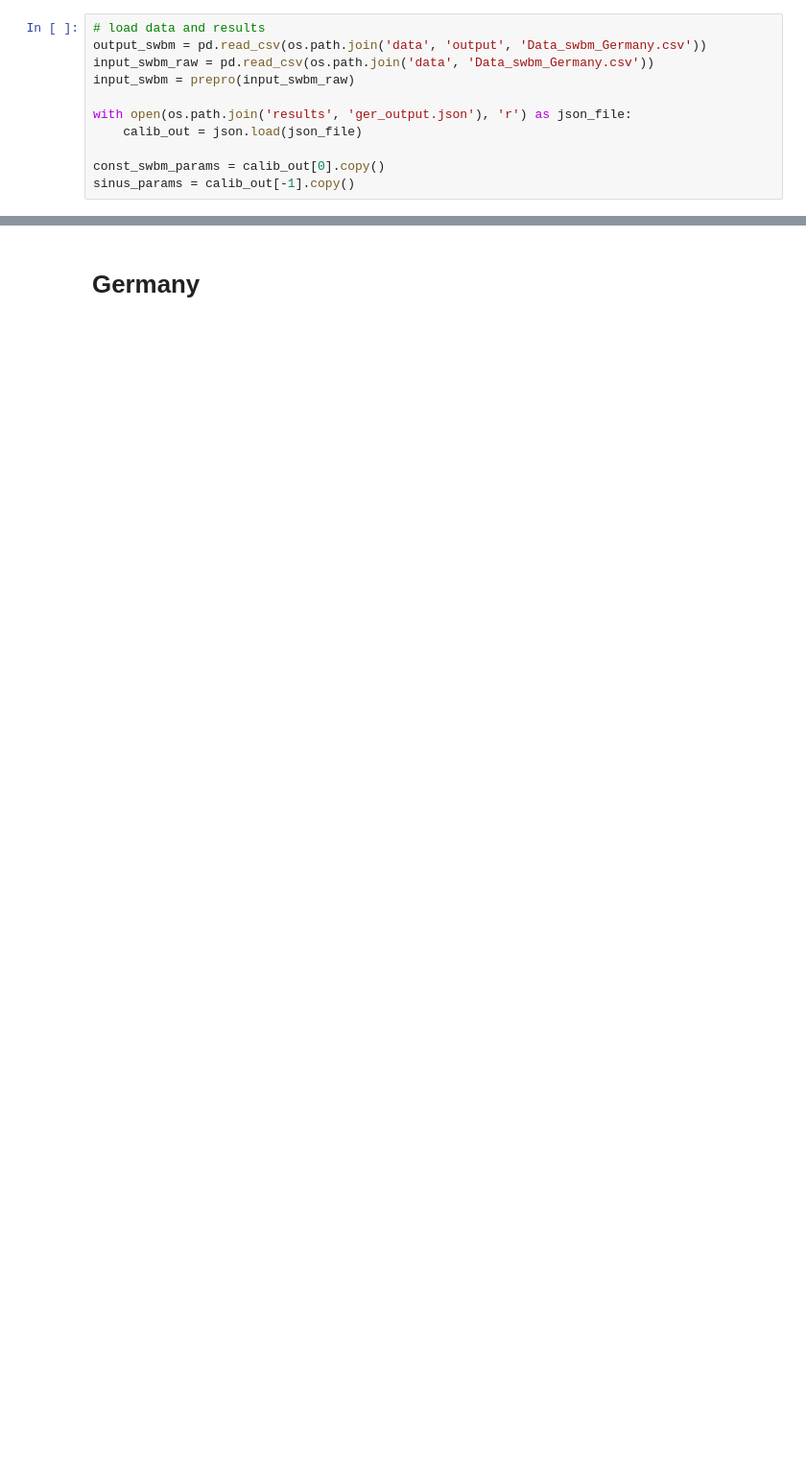
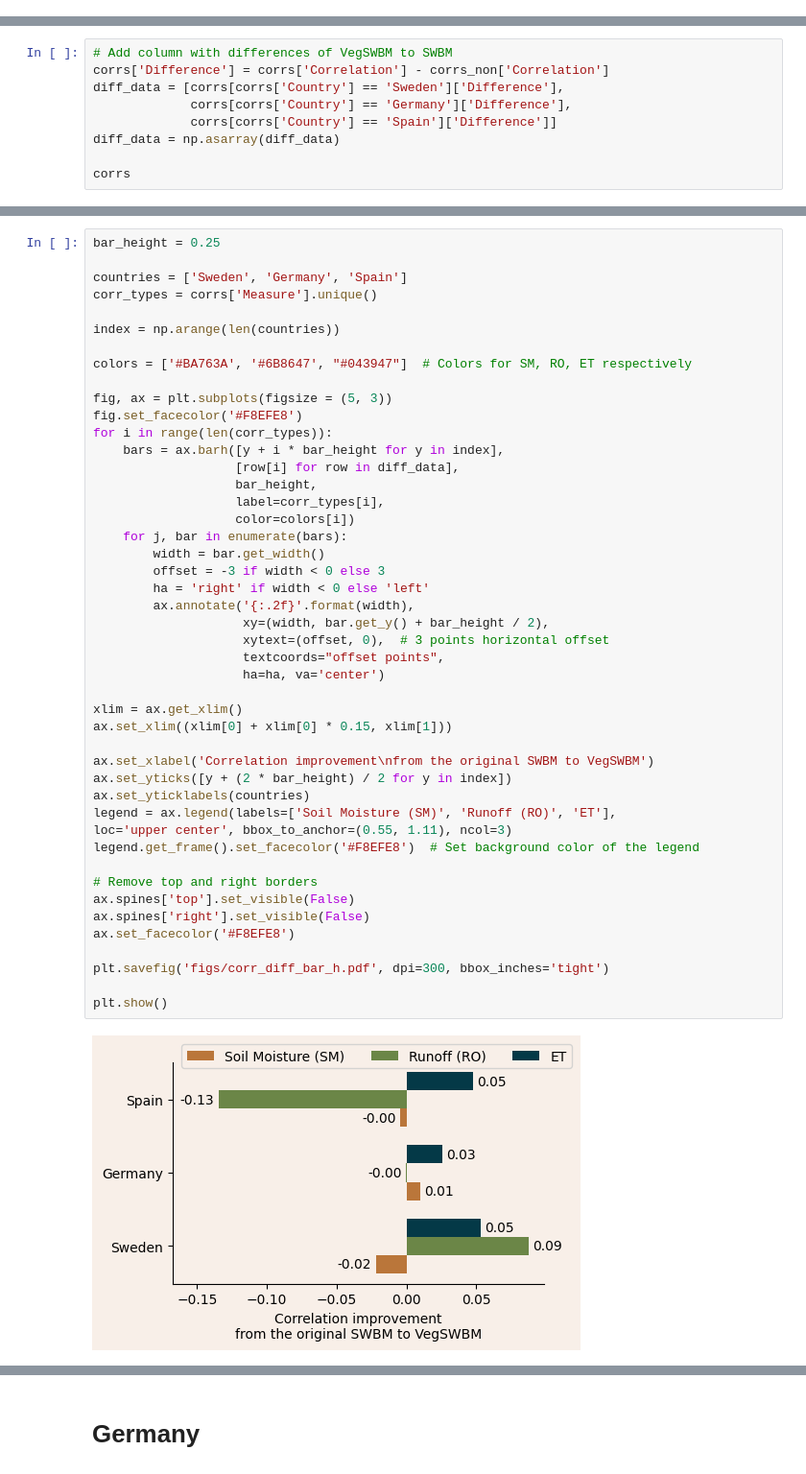
Before and after one commit to JohannaTrost/VegSWBM, a Jupyter notebook: src/results.ipynb, the cells around one changed output, grey strips where cells are left out. Shown at 96% size. Drawn from its saved outputs; the diff is of its cells as text; blank space fills up the shorter version.

```diff
--- a/src/results.ipynb
+++ b/src/results.ipynb
@@ -36,11 +0,0 @@ sinus_params_swe = calib_out_swe[-1].copy()
-# %%
-# load data and results
-output_swbm = pd.read_csv(os.path.join('data', 'output', 'Data_swbm_Germany.csv'))
-input_swbm_raw = pd.read_csv(os.path.join('data', 'Data_swbm_Germany.csv'))
-input_swbm = prepro(input_swbm_raw)
-
-with open(os.path.join('results', 'ger_output.json'), 'r') as json_file:
-    calib_out = json.load(json_file)
-
-const_swbm_params = calib_out[0].copy()
-sinus_params = calib_out[-1].copy()
@@ -68,0 +114,9 @@ plt.show()
+# %%
+# Add column with differences of VegSWBM to SWBM
+corrs['Difference'] = corrs['Correlation'] - corrs_non['Correlation']
+diff_data = [corrs[corrs['Country'] == 'Sweden']['Difference'],
+             corrs[corrs['Country'] == 'Germany']['Difference'],
+             corrs[corrs['Country'] == 'Spain']['Difference']]
+diff_data = np.asarray(diff_data)
+
+corrs
@@ -68,0 +134,48 @@ plt.show()
+# %%
+bar_height = 0.25
+
+countries = ['Sweden', 'Germany', 'Spain']
+corr_types = corrs['Measure'].unique()
+
+index = np.arange(len(countries))
+
+colors = ['#BA763A', '#6B8647', "#043947"]  # Colors for SM, RO, ET respectively
+
+fig, ax = plt.subplots(figsize = (5, 3))
+fig.set_facecolor('#F8EFE8')
+for i in range(len(corr_types)):
+    bars = ax.barh([y + i * bar_height for y in index],
+                   [row[i] for row in diff_data],
+                   bar_height,
+                   label=corr_types[i],
+                   color=colors[i])
+    for j, bar in enumerate(bars):
+        width = bar.get_width()
+        offset = -3 if width < 0 else 3
+        ha = 'right' if width < 0 else 'left'
+        ax.annotate('{:.2f}'.format(width),
+                    xy=(width, bar.get_y() + bar_height / 2),
+                    xytext=(offset, 0),  # 3 points horizontal offset
+                    textcoords="offset points",
+                    ha=ha, va='center')
+
+xlim = ax.get_xlim()
+ax.set_xlim((xlim[0] + xlim[0] * 0.15, xlim[1]))
+
+ax.set_xlabel('Correlation improvement\nfrom the original SWBM to VegSWBM')
+ax.set_yticks([y + (2 * bar_height) / 2 for y in index])
+ax.set_yticklabels(countries)
+legend = ax.legend(labels=['Soil Moisture (SM)', 'Runoff (RO)', 'ET'],
+loc='upper center', bbox_to_anchor=(0.55, 1.11), ncol=3)
+legend.get_frame().set_facecolor('#F8EFE8')  # Set background color of the legend
+
+# Remove top and right borders
+ax.spines['top'].set_visible(False)
+ax.spines['right'].set_visible(False)
+ax.set_facecolor('#F8EFE8')
+
+plt.savefig('figs/corr_diff_bar_h.pdf', dpi=300, bbox_inches='tight')
+
+plt.show()
+# %% [output]
+[figure, added]
```
Also changed, not shown: parts of 39 cells of this notebook.
